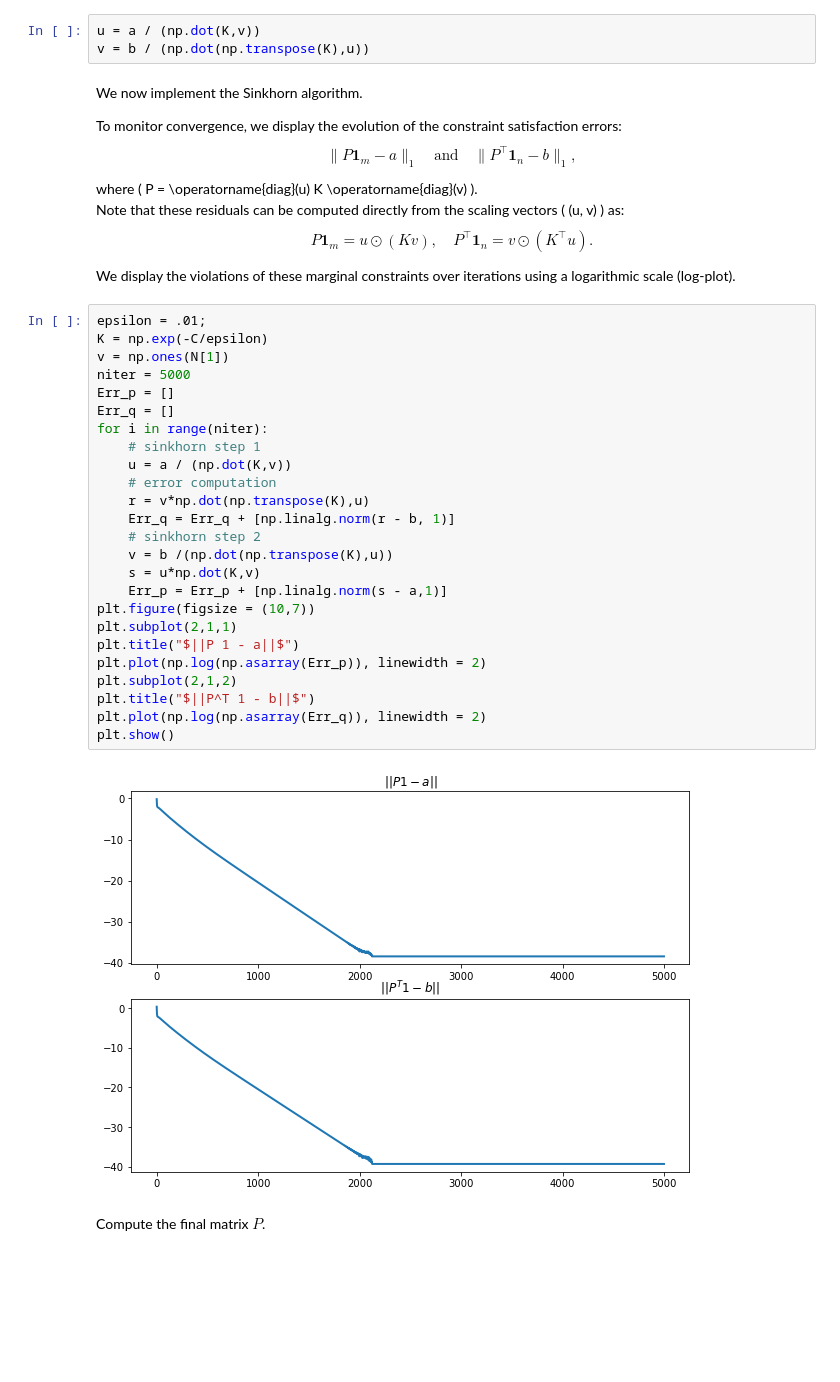
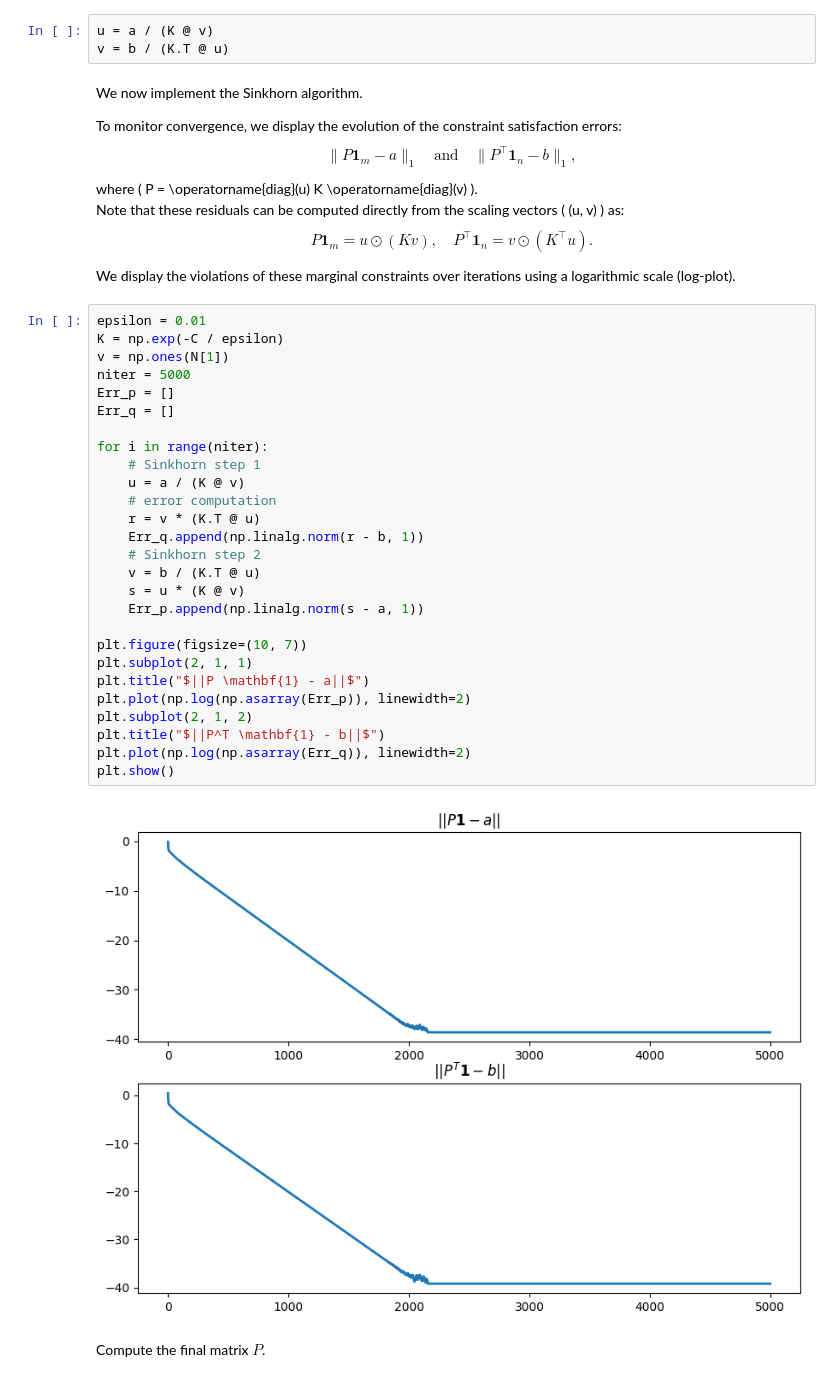
Before and after one commit to WilliBee/ot4ml, a Jupyter notebook: python/2-sinkhorn.ipynb, the cells around one changed output. Drawn from its saved outputs; the diff is of its cells as text; blank space fills up the shorter version.

```diff
--- a/python/2-sinkhorn.ipynb
+++ b/python/2-sinkhorn.ipynb
@@ -176,8 +180,8 @@ v = np.ones(N[1])
 # %% [markdown]
 One sinkhorn iterations.
 # %%
-u = a / (np.dot(K,v))
-v = b / (np.dot(np.transpose(K),u))
+u = a / (K @ v)
+v = b / (K.T @ u)
 # %% [markdown]
 We now implement the Sinkhorn algorithm.
 
@@ -194,32 +198,34 @@ $$
 
 We display the violations of these marginal constraints over iterations using a logarithmic scale (log-plot).
 # %%
-epsilon = .01;
-K = np.exp(-C/epsilon)
+epsilon = 0.01
+K = np.exp(-C / epsilon)
 v = np.ones(N[1])
 niter = 5000
 Err_p = []
 Err_q = []
+
 for i in range(niter):
-    # sinkhorn step 1
-    u = a / (np.dot(K,v))
+    # Sinkhorn step 1
+    u = a / (K @ v)
     # error computation
-    r = v*np.dot(np.transpose(K),u)
-    Err_q = Err_q + [np.linalg.norm(r - b, 1)]
-    # sinkhorn step 2
-    v = b /(np.dot(np.transpose(K),u))
-    s = u*np.dot(K,v)
-    Err_p = Err_p + [np.linalg.norm(s - a,1)]
-plt.figure(figsize = (10,7))
-plt.subplot(2,1,1)
-plt.title("$||P 1 - a||$")
-plt.plot(np.log(np.asarray(Err_p)), linewidth = 2)
-plt.subplot(2,1,2)
-plt.title("$||P^T 1 - b||$")
-plt.plot(np.log(np.asarray(Err_q)), linewidth = 2)
+    r = v * (K.T @ u)
+    Err_q.append(np.linalg.norm(r - b, 1))
+    # Sinkhorn step 2
+    v = b / (K.T @ u)
+    s = u * (K @ v)
+    Err_p.append(np.linalg.norm(s - a, 1))
+
+plt.figure(figsize=(10, 7))
+plt.subplot(2, 1, 1)
+plt.title("$||P \mathbf{1} - a||$")
+plt.plot(np.log(np.asarray(Err_p)), linewidth=2)
+plt.subplot(2, 1, 2)
+plt.title("$||P^T \mathbf{1} - b||$")
+plt.plot(np.log(np.asarray(Err_q)), linewidth=2)
 plt.show()
 # %% [output]
-[figure, old version]
+[figure, new version]
 # %% [markdown]
 Compute the final matrix $P$.
 # %%
```
Also changed, not shown: parts of 28 cells of this notebook.
